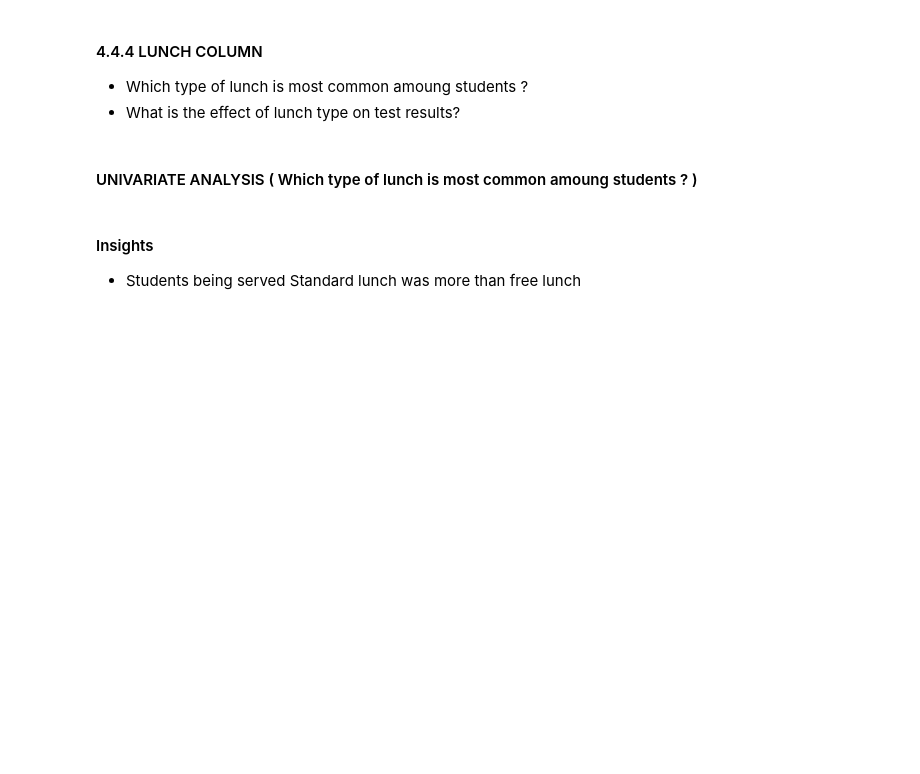
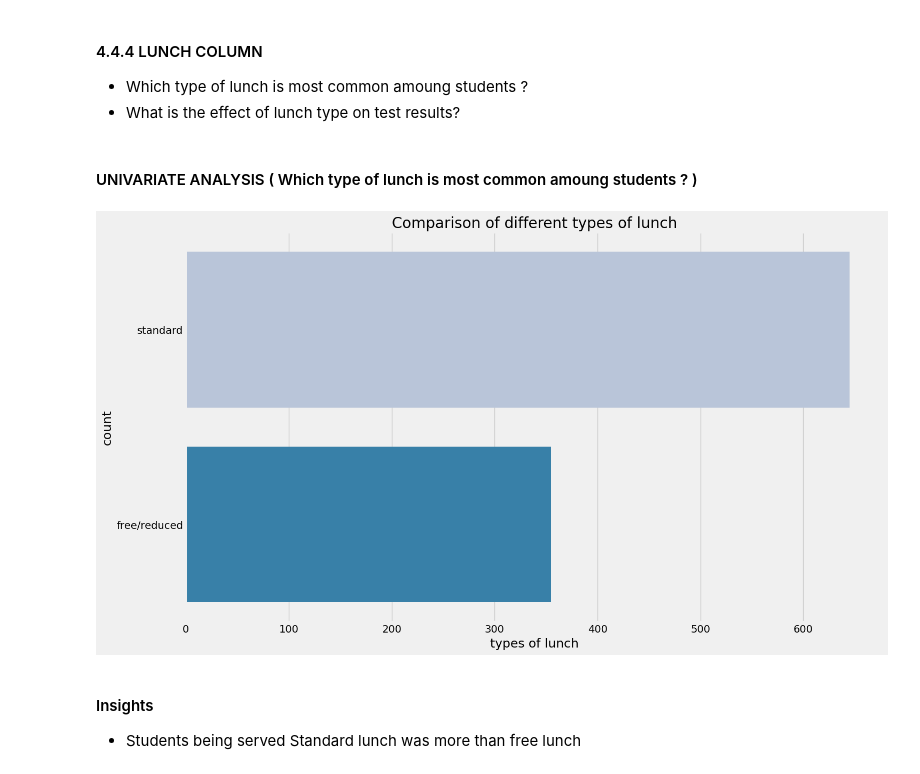
Before and after one commit to devdutt1000/ML-Project, a Jupyter notebook: notebook/1 . EDA STUDENT PERFORMANCE .ipynb, the cells around one changed output. Drawn from its saved outputs; the diff is of its cells as text; code cells hidden in the pictures; blank space fills up the shorter version.

```diff
--- a/notebook/1 . EDA STUDENT PERFORMANCE .ipynb
+++ b/notebook/1 . EDA STUDENT PERFORMANCE .ipynb
@@ -525,12 +570,14 @@ plt.show()
 #### UNIVARIATE ANALYSIS ( Which type of lunch is most common amoung students ? )
 # %%
 plt.rcParams['figure.figsize'] = (15, 9)
-plt.style.use('seaborn-talk')
+# plt.style.use('seaborn-talk')  # Deprecated in newer matplotlib versions
 sns.countplot(df['lunch'], palette = 'PuBu')
 plt.title('Comparison of different types of lunch', fontweight = 30, fontsize = 20)
 plt.xlabel('types of lunch')
 plt.ylabel('count')
 plt.show()
+# %% [output]
+[figure, added]
 # %% [markdown]
 #### Insights
 - Students being served Standard lunch was more than free lunch
```
Also changed, not shown: parts of 22 cells of this notebook, 2 other files.
